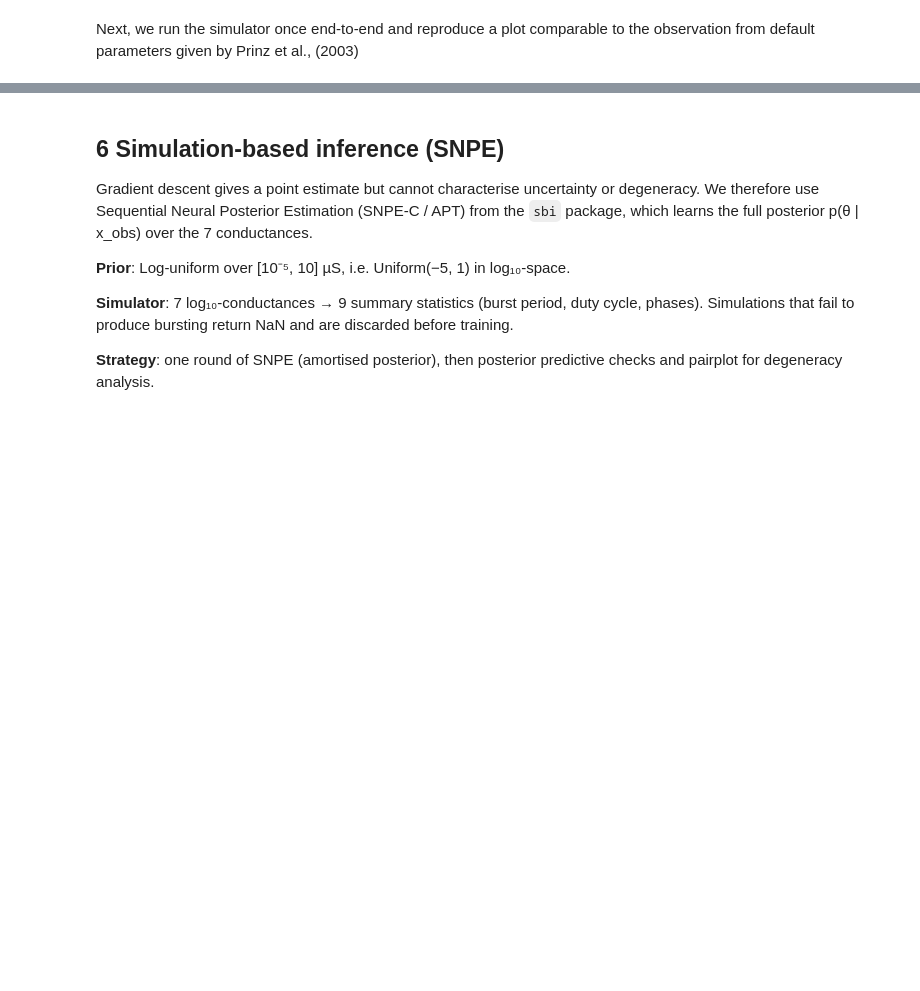
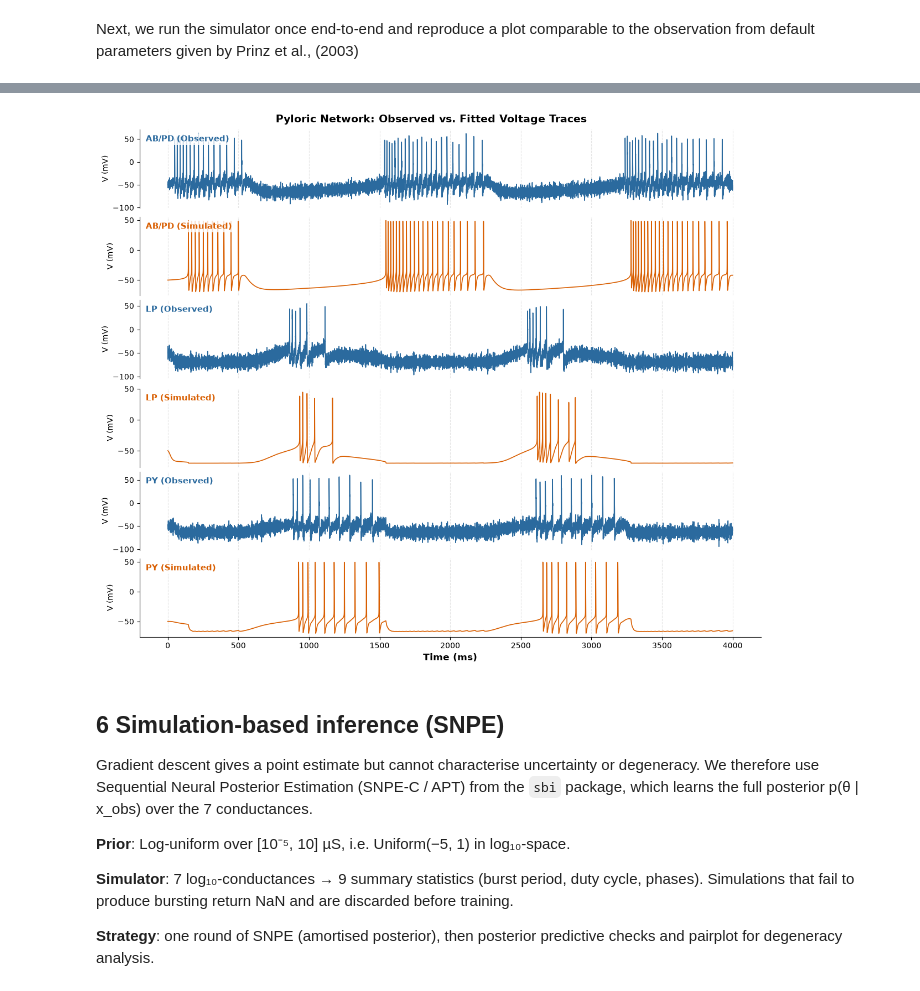
Before and after one commit to A-Potthoff/Neural_Data_Science_project, a Jupyter notebook: notebooks/main.ipynb, the cells around one changed output, grey strips where cells are left out. Drawn from its saved outputs; the diff is of its cells as text; code cells hidden in the pictures; blank space fills up the shorter version.

```diff
--- a/notebooks/main.ipynb
+++ b/notebooks/main.ipynb
@@ -457,16 +271,0 @@ Mean spikes/burst   11.166667      9.666667
-# %%
-# Overlay: observed vs gradient-descent optimised
-fig, axs = plt.subplots(3, 1, figsize=(14, 6), sharex=True, layout='constrained')
-v_opt_sub = v_opt[:, ::10]   # subsample to dt_obs
-t_sub     = np.arange(v_opt_sub.shape[1]) * dt_obs
-
-for i, name in enumerate(['AB/PD', 'LP', 'PY']):
-    axs[i].plot(t_obs, v_obs[i],        color='k',  lw=0.8, alpha=0.6, label='observed')
-    axs[i].plot(t_sub, v_opt_sub[i],   color='C0', lw=0.9, alpha=0.9, label='GD fit')
-    axs[i].set_ylabel('V (mV)')
-    axs[i].set_title(name)
-
-axs[-1].set_xlabel('t (ms)')
-axs[0].legend(fontsize=9)
-fig.suptitle('Observed vs gradient-descent fit', fontsize=11)
-plt.show()
@@ -474,0 +452,71 @@ plt.show()
+# %%
+_, v = simulate(10**result.x, t_max=4000.0)
+# %%
+# Create 6 rows, pairing observed and simulated for each cell type
+fig, axs = plt.subplots(6, 1, figsize=(12, 10), sharex=True, layout="constrained")
+
+cell_names = ["AB/PD", "LP", "PY"]
+colors = {"obs": "#2b6a9e", "sim": "#d95f02"}  # Muted blue and distinct burnt orange
+
+for i, name in enumerate(cell_names):
+    ax_obs = axs[i * 2]  # Even rows: 0, 2, 4
+    ax_sim = axs[i * 2 + 1]  # Odd rows:  1, 3, 5
+
+    # --- 1. Plot Observed ---
+    ax_obs.plot(t_obs, v_obs[i], color=colors["obs"], lw=1.2)
+    ax_obs.set_ylabel("V (mV)", fontsize=10)
+
+    # Clean up axes: remove top/right spines and bottom spine for inner plots
+    ax_obs.spines[["top", "right", "bottom"]].set_visible(False)
+    ax_obs.tick_params(axis="x", bottom=False)
+
+    # Use inner text bounding boxes instead of titles to save vertical space
+    ax_obs.text(
+        0.01,
+        0.85,
+        f"{name} (Observed)",
+        transform=ax_obs.transAxes,
+        fontsize=11,
+        fontweight="bold",
+        color=colors["obs"],
+        bbox=dict(facecolor="white", alpha=0.8, edgecolor="none", pad=2),
+    )
+
+    # --- 2. Plot Simulated ---
+    ax_sim.plot(t_plot, v[i], color=colors["sim"], lw=1.2)
+    ax_sim.set_ylabel("V (mV)", fontsize=10)
+
+    if (
+        i < 2
+    ):  # For AB/PD and LP, hide the bottom spine to bridge into the next cell type
+        ax_sim.spines[["top", "right", "bottom"]].set_visible(False)
+        ax_sim.tick_params(axis="x", bottom=False)
+    else:  # Keep the bottom spine for the final PY row
+        ax_sim.spines[["top", "right"]].set_visible(False)
+
+    ax_sim.text(
+        0.01,
+        0.85,
+        f"{name} (Simulated)",
+        transform=ax_sim.transAxes,
+        fontsize=11,
+        fontweight="bold",
+        color=colors["sim"],
+        bbox=dict(facecolor="white", alpha=0.8, edgecolor="none", pad=2),
+    )
+
+    # Optional: Add faint vertical grid lines to help compare phase timing across rows
+    ax_obs.grid(True, axis="x", color="gray", alpha=0.2, linestyle="--")
+    ax_sim.grid(True, axis="x", color="gray", alpha=0.2, linestyle="--")
+
+# Format the shared X-axis on the bottom plot
+axs[-1].set_xlabel("Time (ms)", fontsize=12, fontweight="bold")
+fig.suptitle(
+    "Pyloric Network: Observed vs. Fitted Voltage Traces",
+    fontsize=14,
+    fontweight="bold",
+)
+
+plt.show()
+# %% [output]
+[figure, added]
```
Also changed, not shown: parts of 27 cells of this notebook, 2 other files.
